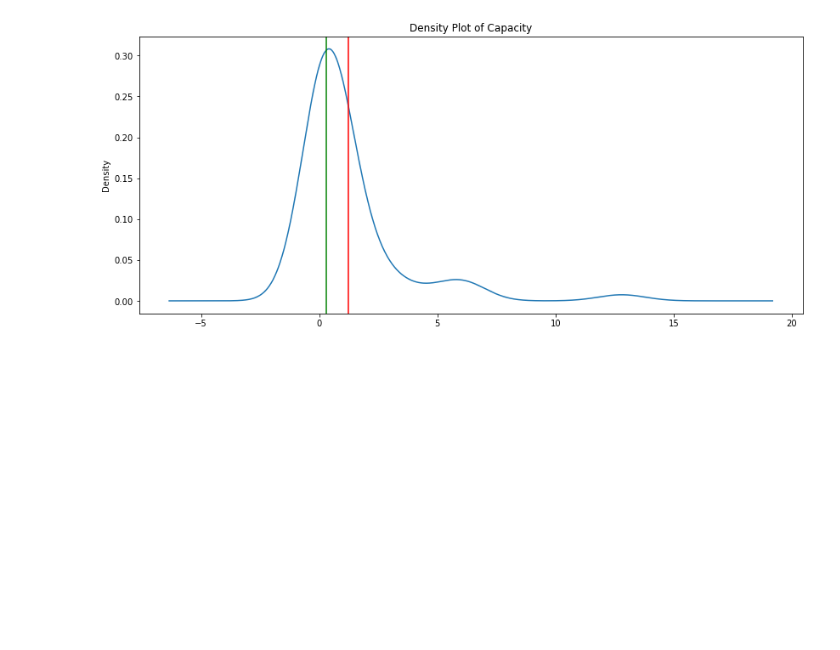
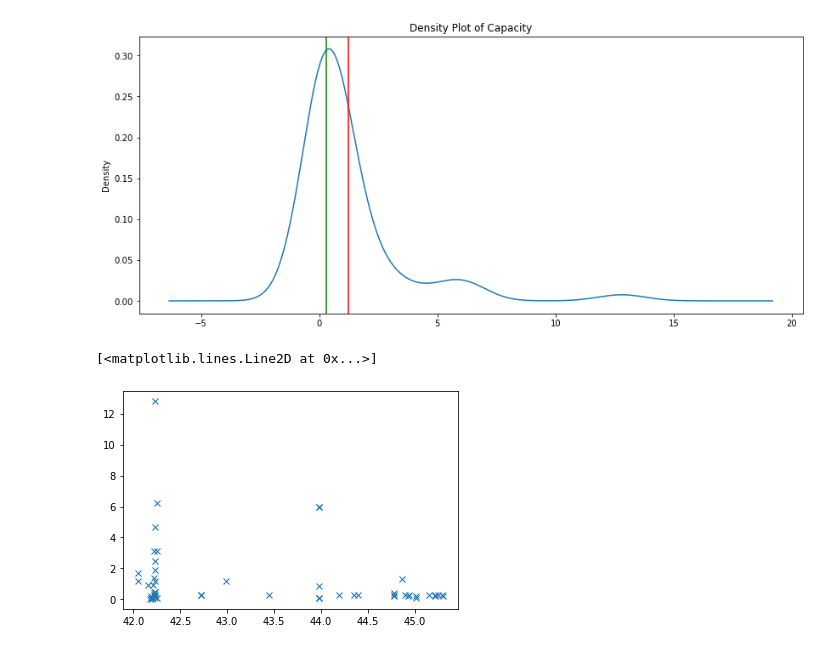
Before and after one commit to HWolf08/biophysics, a Jupyter notebook: Final Code.ipynb, the cells around one changed output. Drawn from its saved outputs; the diff is of its cells as text; code cells hidden in the pictures; blank space fills up the shorter version.

```diff
--- a/Final Code.ipynb
+++ b/Final Code.ipynb
@@ -162,6 +165,8 @@ wells = df['Temperature']. value_counts(). head(20). plot(kind= 'bar', title= 'N
 [figure]
 # %%
 Capacity = df['Capacity']
+# %%
+Lat = df['LatDegree']
 # %%
 Capacity.min(), Capacity.max()
 # %% [output]
@@ -185,4 +190,9 @@ ax.axvline(df['Capacity'].median(), color='green')
 # %% [output]
 <matplotlib.lines.Line2D at 0x...>
 [figure]
+# %%
+plt.plot(Lat, Capacity, 'x')
+# %% [output]
+[<matplotlib.lines.Line2D at 0x...>]
+[figure, added]
 # %%
```
Also changed, not shown: parts of 6 cells of this notebook.
